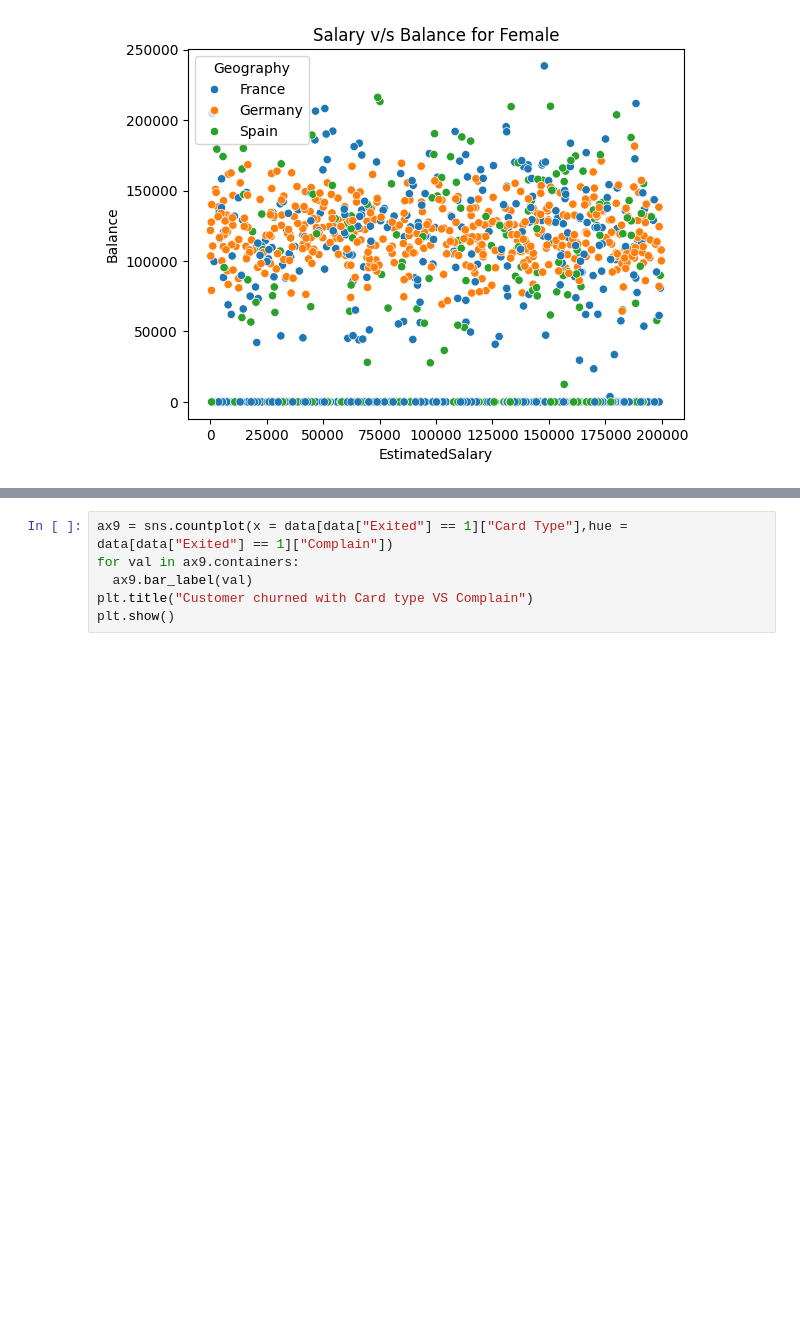
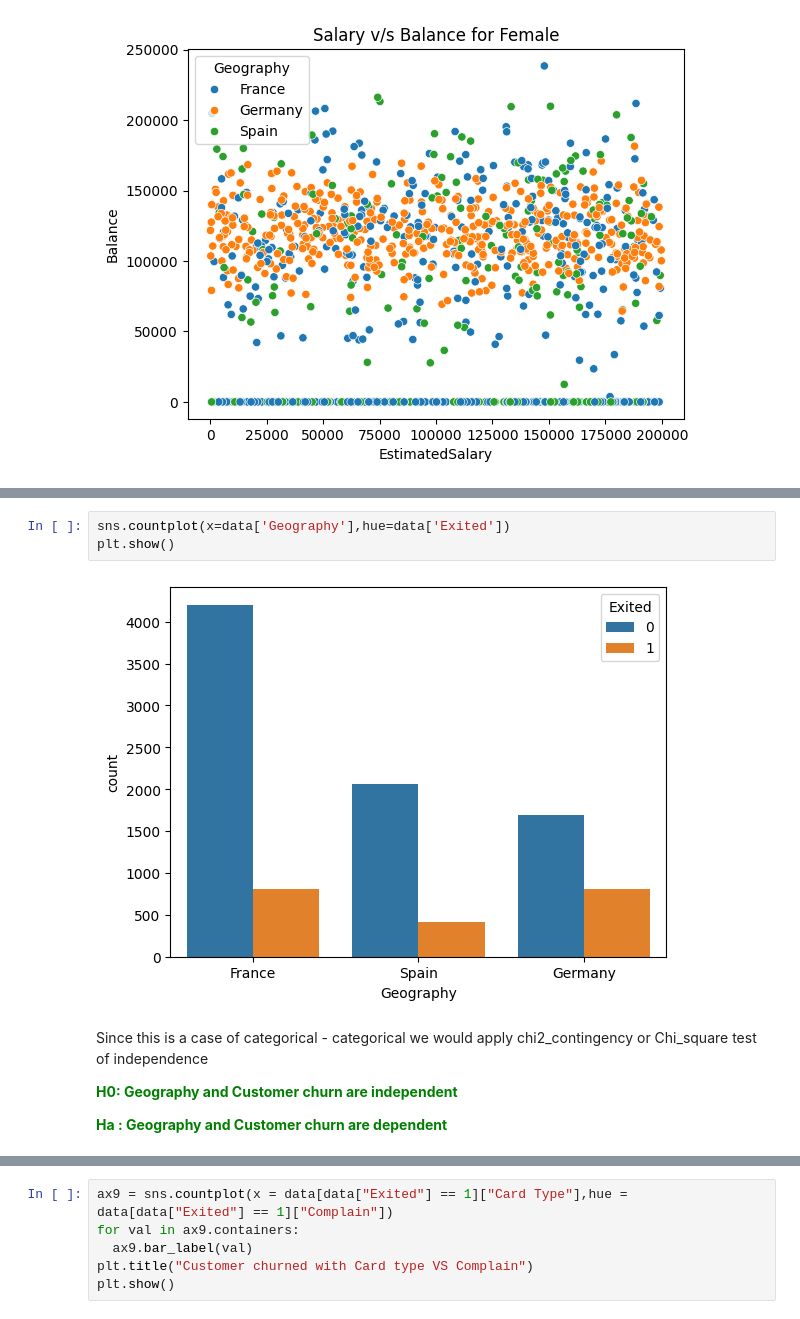
Before and after one commit to Sujan-Sawant/Bank-Customer-Churn, a Jupyter notebook: Bank_Customer_Churn_CaseStudy.ipynb, the cells around one changed output, grey strips where cells are left out. Drawn from its saved outputs; the diff is of its cells as text; blank space fills up the shorter version.

```diff
--- a/Bank_Customer_Churn_CaseStudy.ipynb
+++ b/Bank_Customer_Churn_CaseStudy.ipynb
@@ -458,0 +665,11 @@ plt.show()
+# %%
+sns.countplot(x=data['Geography'],hue=data['Exited'])
+plt.show()
+# %% [output]
+[figure, added]
+# %% [markdown]
+Since this is a case of categorical - categorical we would apply chi2_contingency or Chi_square test of independence
+
+<font color= "green">**H0: Geography and Customer churn are independent**
+
+<font color= "green">**Ha : Geography and Customer churn are dependent**
```
Also changed, not shown: parts of 50 cells of this notebook.
